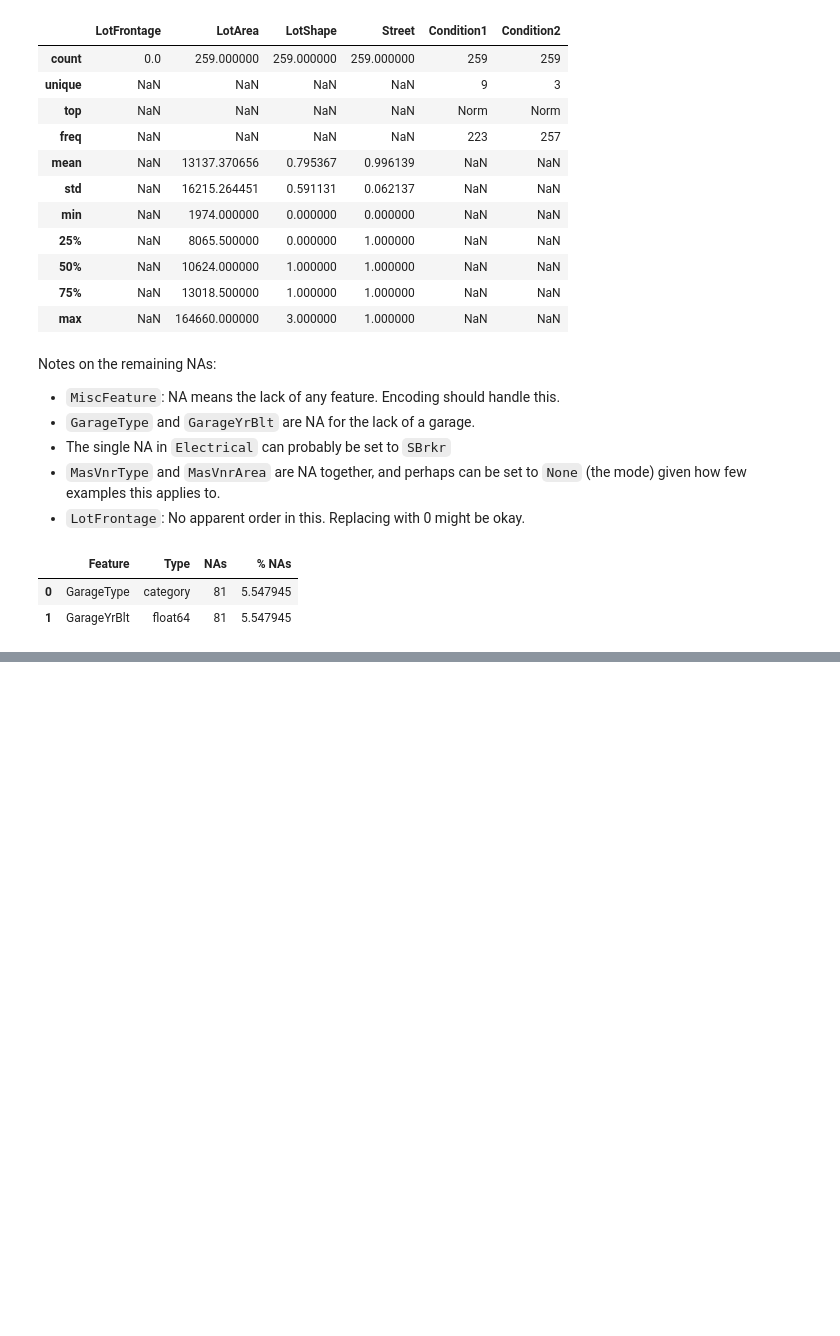
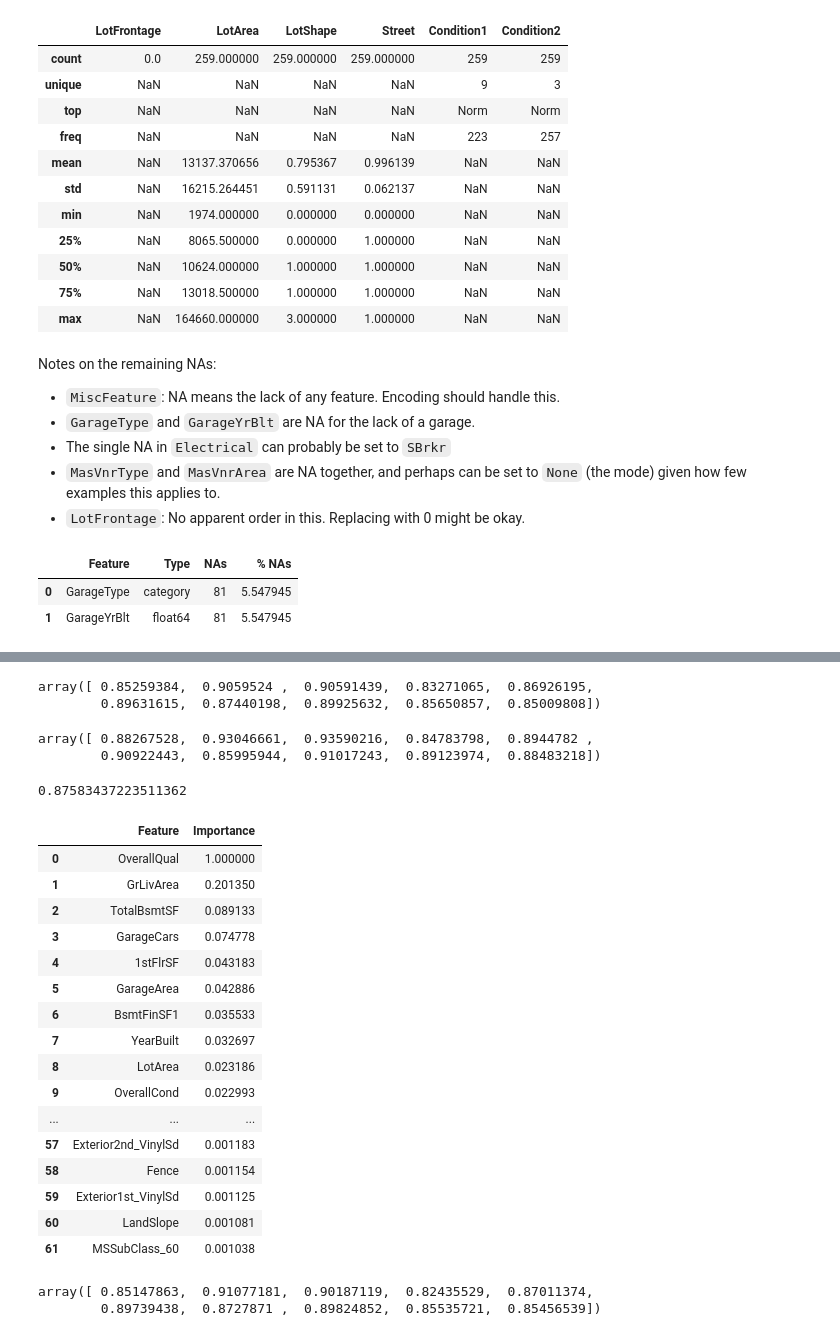
Before and after one commit to Hodapp87/kaggle-house-prices, a Jupyter notebook: Scratch for House Prices competition on Kaggle.ipynb, the cells around one changed output, grey strips where cells are left out. Drawn from its saved outputs; the diff is of its cells as text; code cells hidden in the pictures; blank space fills up the shorter version.

```diff
--- a/Scratch for House Prices competition on Kaggle.ipynb
+++ b/Scratch for House Prices competition on Kaggle.ipynb
@@ -467,0 +530,16 @@ To do:
+# %%
+def preprocess2(df):
+    onehot_vals = {}
+    columns = df.select_dtypes(('category',)).columns
+    for column in columns:
+        feature = df[column]
+        feature_onehot = pandas.get_dummies(feature, column)
+        df = df.join(feature_onehot)
+    return df
+# %%
+train2 = preprocess2(train)
+
+cols_numerical = list(train2.select_dtypes((numpy.number,)).columns)
+for c in ("GarageYrBlt", "Id", "LogSalePrice", "SalePrice"):
+    cols_numerical.remove(c)
+cols_numerical
@@ -467,0 +564,62 @@ To do:
+# %%
+train_X = train2[cols_numerical]
+train_Y = train2["LogSalePrice"]
+rf = sklearn.ensemble.RandomForestRegressor(
+    n_estimators=200, n_jobs=-1, oob_score=True, random_state=12348)
+scores = sklearn.model_selection.cross_val_score(rf, train_X, train_Y, cv=10)
+scores
+# %% [output]
+array([ 0.85259384,  0.9059524 ,  0.90591439,  0.83271065,  0.86926195,
+        0.89631615,  0.87440198,  0.89925632,  0.85650857,  0.85009808])
+# %%
+xgb = xgboost.sklearn.XGBRegressor(nthread=-1, seed=12345, n_estimators=100)
+scores = sklearn.model_selection.cross_val_score(xgb, train_X, train_Y, cv=10)
+scores
+# %% [output]
+array([ 0.88267528,  0.93046661,  0.93590216,  0.84783798,  0.8944782 ,
+        0.90922443,  0.85995944,  0.91017243,  0.89123974,  0.88483218])
+# %%
+rf = sklearn.ensemble.RandomForestRegressor(
+    n_estimators=1000, n_jobs=-1, oob_score=True, random_state=12348)
+rf = rf.fit(train_X, train_Y)
+rf.oob_score_
+# %% [output]
+0.87583437223511362
+# %%
+features = pandas.DataFrame(
+    {"Feature": list(train_X.columns),
+     "Importance": rf.feature_importances_}).\
+    sort_values("Importance", ascending=False).\
+    reset_index(drop=True)
+features.Importance /= features.Importance.iloc[0]
+features = features[features.Importance > 0.001]
+columns_reduced = list(features.Feature)
+features.style.format({"Importance": "{:.6f}"})
+# %% [output]
+|  | Feature | Importance |
+| 0 | OverallQual | 1.000000 |
+| 1 | GrLivArea | 0.201350 |
+| 2 | TotalBsmtSF | 0.089133 |
+| 3 | GarageCars | 0.074778 |
+| 4 | 1stFlrSF | 0.043183 |
+| 5 | GarageArea | 0.042886 |
+| 6 | BsmtFinSF1 | 0.035533 |
+| 7 | YearBuilt | 0.032697 |
+| 8 | LotArea | 0.023186 |
+| 9 | OverallCond | 0.022993 |
+| ... | ... | ... |
+| 57 | Exterior2nd_VinylSd | 0.001183 |
+| 58 | Fence | 0.001154 |
+| 59 | Exterior1st_VinylSd | 0.001125 |
+| 60 | LandSlope | 0.001081 |
+| 61 | MSSubClass_60 | 0.001038 |
+# %%
+train_X = train2[columns_reduced]
+train_Y = train2["LogSalePrice"]
+rf = sklearn.ensemble.RandomForestRegressor(
+    n_estimators=100, n_jobs=-1, oob_score=True, random_state=12348)
+scores = sklearn.model_selection.cross_val_score(rf, train_X, train_Y, cv=10)
+scores
+# %% [output]
+array([ 0.85147863,  0.91077181,  0.90187119,  0.82435529,  0.87011374,
+        0.89739438,  0.8727871 ,  0.89824852,  0.85535721,  0.85456539])
```
Also changed, not shown: parts of 19 cells of this notebook.
